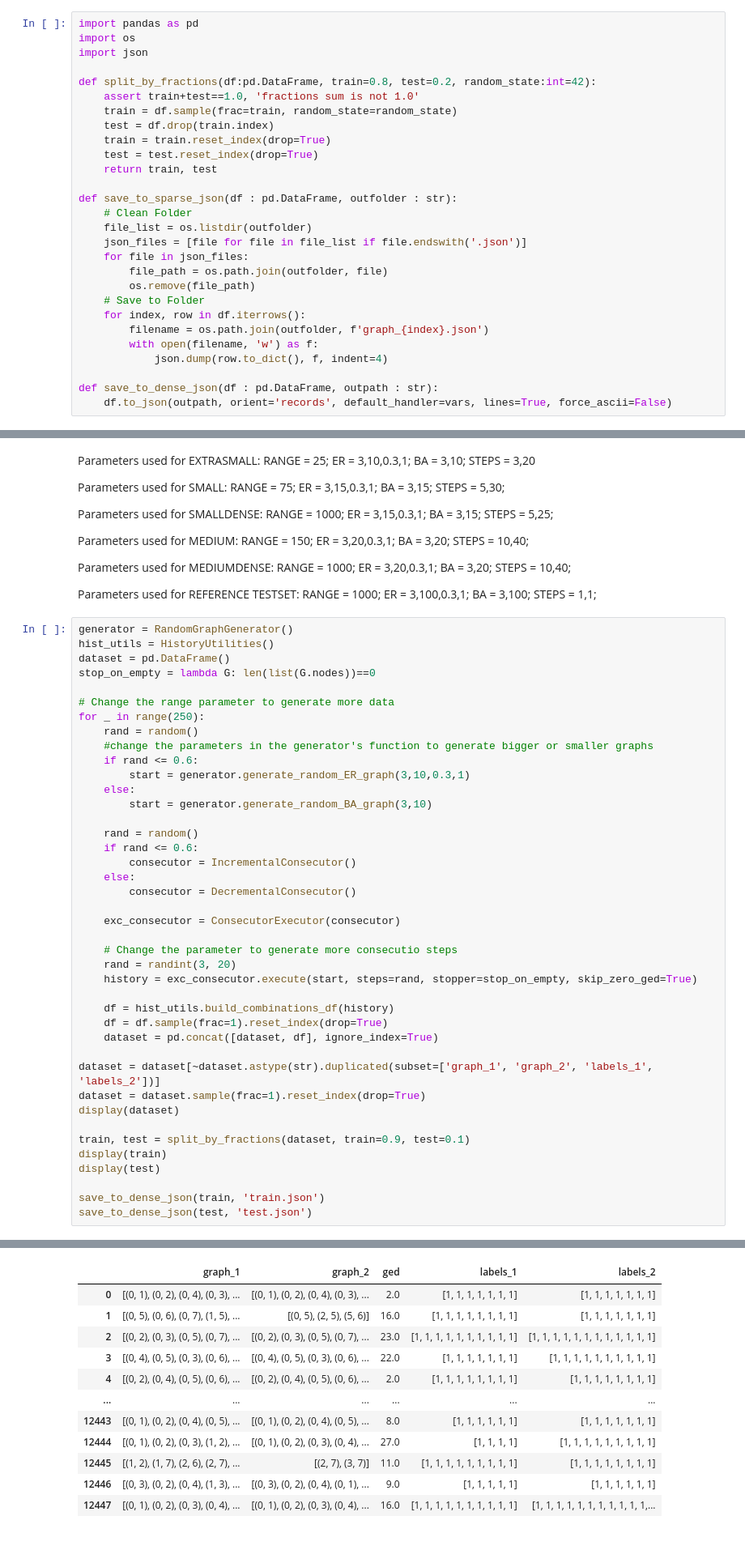
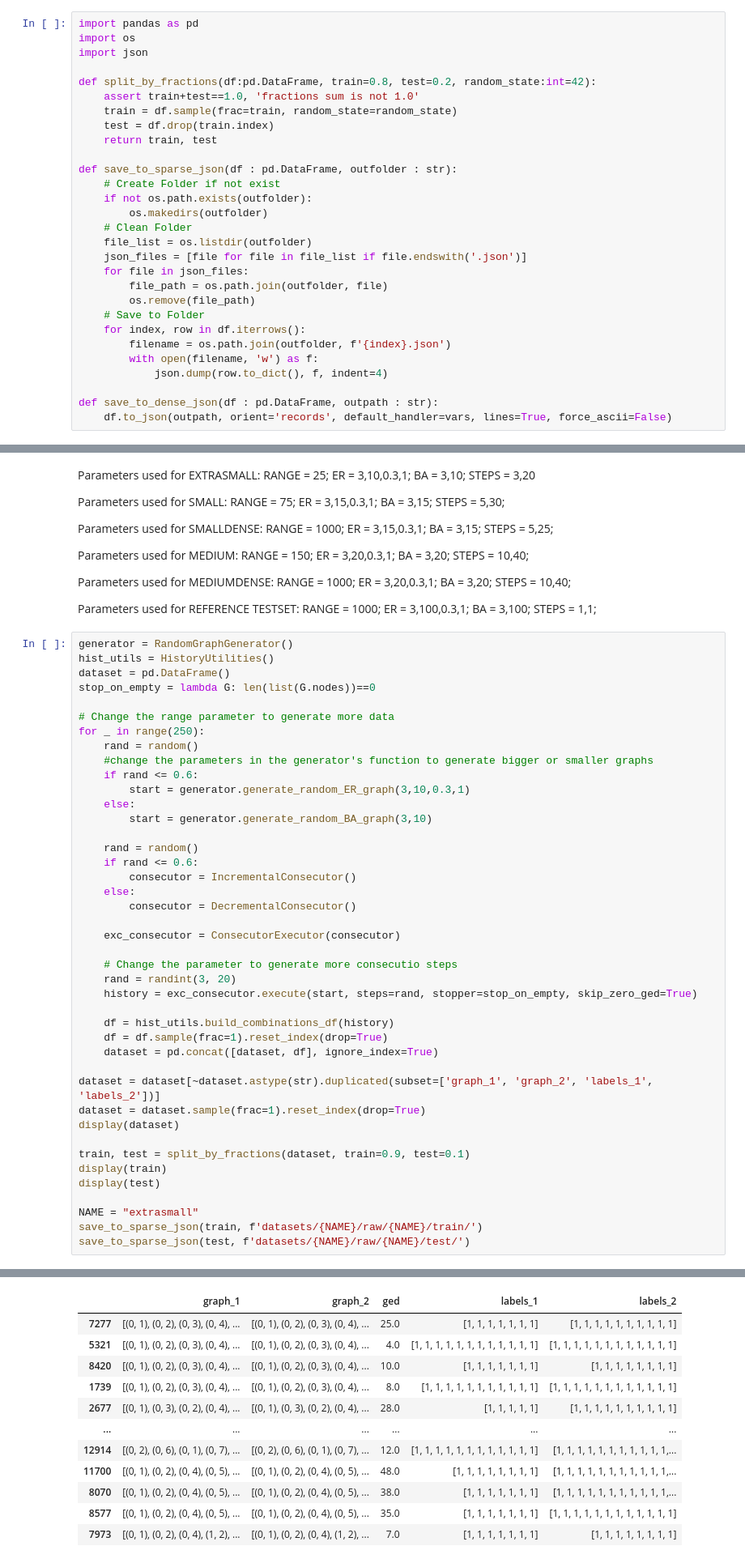
Before and after one commit to FedericoCalabro/gnnged, a Jupyter notebook: 1. synthetic_dataset.ipynb, the cells around one changed output, grey strips where cells are left out. Shown at 81% size. Cells and saved outputs as stored; diff of their text form.

```diff
--- a/1. synthetic_dataset.ipynb
+++ b/1. synthetic_dataset.ipynb
@@ -327,11 +327,12 @@ def split_by_fractions(df:pd.DataFrame, train=0.8, test=0.2, random_state:int=42
     assert train+test==1.0, 'fractions sum is not 1.0'
     train = df.sample(frac=train, random_state=random_state)
     test = df.drop(train.index)
-    train = train.reset_index(drop=True)
-    test = test.reset_index(drop=True)
     return train, test
 
 def save_to_sparse_json(df : pd.DataFrame, outfolder : str):
+    # Create Folder if not exist
+    if not os.path.exists(outfolder):
+        os.makedirs(outfolder)
     # Clean Folder
     file_list = os.listdir(outfolder)
     json_files = [file for file in file_list if file.endswith('.json')]
@@ -340,7 +341,7 @@ def save_to_sparse_json(df : pd.DataFrame, outfolder : str):
         os.remove(file_path)
     # Save to Folder
     for index, row in df.iterrows():
-        filename = os.path.join(outfolder, f'graph_{index}.json')
+        filename = os.path.join(outfolder, f'{index}.json')
         with open(filename, 'w') as f:
             json.dump(row.to_dict(), f, indent=4)
 
@@ -483,7 +484,8 @@ train, test = split_by_fractions(dataset, train=0.9, test=0.1)
 display(train)
 display(test)
 
-save_to_dense_json(train, 'train.json')
-save_to_dense_json(test, 'test.json')
+NAME = "extrasmall"
+save_to_sparse_json(train, f'datasets/{NAME}/raw/{NAME}/train/')
+save_to_sparse_json(test, f'datasets/{NAME}/raw/{NAME}/test/')
 # %% [output]
 |  | graph_1 | graph_2 | ged | labels_1 | labels_2 |
@@ -502,12 +504,12 @@ save_to_dense_json(test, 'test.json')
 |  | graph_1 | graph_2 | ged | labels_1 | labels_2 |
-| 0 | [(0, 1), (0, 2), (0, 4), (0, 3), ... | [(0, 1), (0, 2), (0, 4), (0, 3), ... | 2.0 | [1, 1, 1, 1, 1, 1, 1] | [1, 1, 1, 1, 1, 1, 1] |
-| 1 | [(0, 5), (0, 6), (0, 7), (1, 5), ... | [(0, 5), (2, 5), (5, 6)] | 16.0 | [1, 1, 1, 1, 1, 1, 1, 1] | [1, 1, 1, 1, 1, 1, 1] |
-| 2 | [(0, 2), (0, 3), (0, 5), (0, 7), ... | [(0, 2), (0, 3), (0, 5), (0, 7), ... | 23.0 | [1, 1, 1, 1, 1, 1, 1, 1, 1, 1] | [1, 1, 1, 1, 1, 1, 1, 1, 1, 1, 1, 1] |
-| 3 | [(0, 4), (0, 5), (0, 3), (0, 6), ... | [(0, 4), (0, 5), (0, 3), (0, 6), ... | 22.0 | [1, 1, 1, 1, 1, 1, 1] | [1, 1, 1, 1, 1, 1, 1, 1, 1, 1] |
-| 4 | [(0, 2), (0, 4), (0, 5), (0, 6), ... | [(0, 2), (0, 4), (0, 5), (0, 6), ... | 2.0 | [1, 1, 1, 1, 1, 1, 1, 1] | [1, 1, 1, 1, 1, 1, 1, 1] |
+| 7277 | [(0, 1), (0, 2), (0, 3), (0, 4), ... | [(0, 1), (0, 2), (0, 3), (0, 4), ... | 25.0 | [1, 1, 1, 1, 1, 1, 1] | [1, 1, 1, 1, 1, 1, 1, 1, 1, 1] |
+| 5321 | [(0, 1), (0, 2), (0, 3), (0, 4), ... | [(0, 1), (0, 2), (0, 3), (0, 4), ... | 4.0 | [1, 1, 1, 1, 1, 1, 1, 1, 1, 1, 1, 1] | [1, 1, 1, 1, 1, 1, 1, 1, 1, 1, 1, 1] |
+| 8420 | [(0, 1), (0, 2), (0, 3), (0, 4), ... | [(0, 1), (0, 2), (0, 3), (0, 4), ... | 10.0 | [1, 1, 1, 1, 1, 1, 1] | [1, 1, 1, 1, 1, 1, 1, 1] |
+| 1739 | [(0, 1), (0, 2), (0, 3), (0, 4), ... | [(0, 1), (0, 2), (0, 3), (0, 4), ... | 8.0 | [1, 1, 1, 1, 1, 1, 1, 1, 1, 1, 1] | [1, 1, 1, 1, 1, 1, 1, 1, 1, 1, 1, 1] |
+| 2677 | [(0, 1), (0, 3), (0, 2), (0, 4), ... | [(0, 1), (0, 3), (0, 2), (0, 4), ... | 28.0 | [1, 1, 1, 1, 1] | [1, 1, 1, 1, 1, 1, 1, 1, 1, 1] |
 | ... | ... | ... | ... | ... | ... |
-| 12443 | [(0, 1), (0, 2), (0, 4), (0, 5), ... | [(0, 1), (0, 2), (0, 4), (0, 5), ... | 8.0 | [1, 1, 1, 1, 1, 1] | [1, 1, 1, 1, 1, 1, 1] |
-| 12444 | [(0, 1), (0, 2), (0, 3), (1, 2), ... | [(0, 1), (0, 2), (0, 3), (0, 4), ... | 27.0 | [1, 1, 1, 1] | [1, 1, 1, 1, 1, 1, 1, 1, 1] |
-| 12445 | [(1, 2), (1, 7), (2, 6), (2, 7), ... | [(2, 7), (3, 7)] | 11.0 | [1, 1, 1, 1, 1, 1, 1, 1, 1] | [1, 1, 1, 1, 1, 1, 1, 1] |
-| 12446 | [(0, 3), (0, 2), (0, 4), (1, 3), ... | [(0, 3), (0, 2), (0, 4), (0, 1), ... | 9.0 | [1, 1, 1, 1, 1] | [1, 1, 1, 1, 1, 1] |
-| 12447 | [(0, 1), (0, 2), (0, 3), (0, 4), ... | [(0, 1), (0, 2), (0, 3), (0, 4), ... | 16.0 | [1, 1, 1, 1, 1, 1, 1, 1, 1, 1] | [1, 1, 1, 1, 1, 1, 1, 1, 1, 1, 1,... |
+| 12914 | [(0, 2), (0, 6), (0, 1), (0, 7), ... | [(0, 2), (0, 6), (0, 1), (0, 7), ... | 12.0 | [1, 1, 1, 1, 1, 1, 1, 1, 1, 1, 1, 1] | [1, 1, 1, 1, 1, 1, 1, 1, 1, 1, 1,... |
+| 11700 | [(0, 1), (0, 2), (0, 4), (0, 5), ... | [(0, 1), (0, 2), (0, 4), (0, 5), ... | 48.0 | [1, 1, 1, 1, 1, 1, 1, 1] | [1, 1, 1, 1, 1, 1, 1, 1, 1, 1, 1,... |
+| 8070 | [(0, 1), (0, 2), (0, 4), (0, 5), ... | [(0, 1), (0, 2), (0, 4), (0, 5), ... | 38.0 | [1, 1, 1, 1, 1, 1, 1] | [1, 1, 1, 1, 1, 1, 1, 1, 1, 1, 1,... |
+| 8577 | [(0, 1), (0, 2), (0, 4), (0, 5), ... | [(0, 1), (0, 2), (0, 4), (0, 5), ... | 35.0 | [1, 1, 1, 1, 1, 1, 1] | [1, 1, 1, 1, 1, 1, 1, 1, 1, 1, 1, 1] |
+| 7973 | [(0, 1), (0, 2), (0, 4), (1, 2), ... | [(0, 1), (0, 2), (0, 4), (1, 2), ... | 7.0 | [1, 1, 1, 1, 1, 1, 1] | [1, 1, 1, 1, 1, 1, 1, 1] |
```
Also changed, not shown: parts of 1 cell of this notebook, 6 other files.
